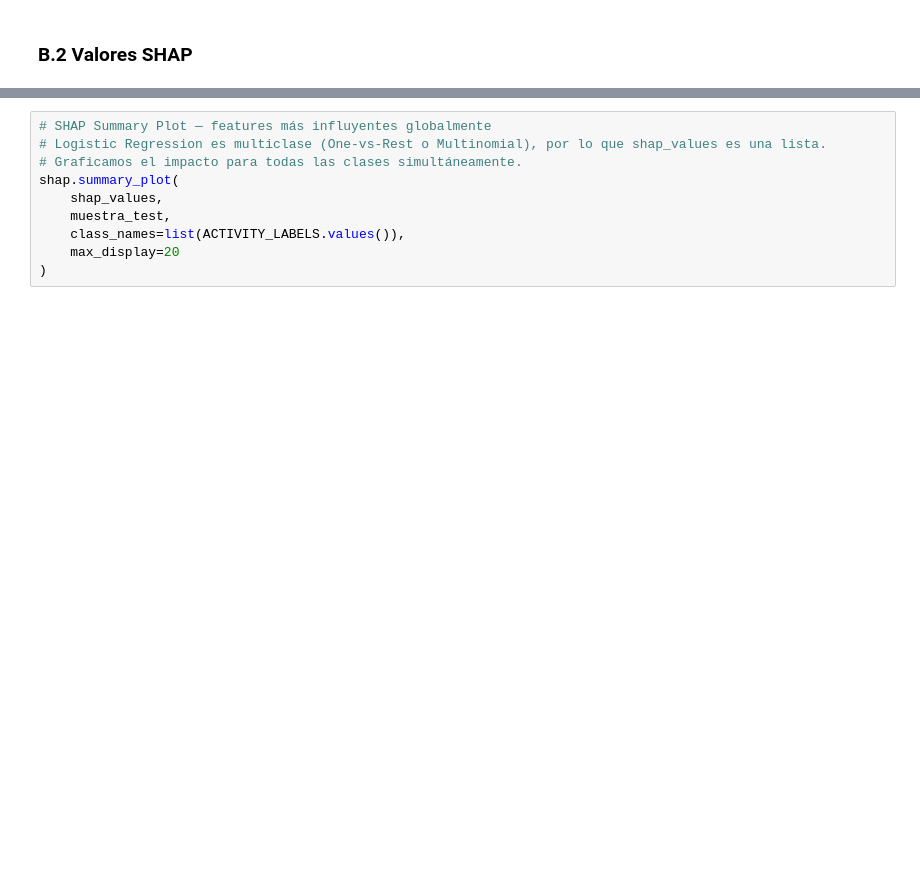
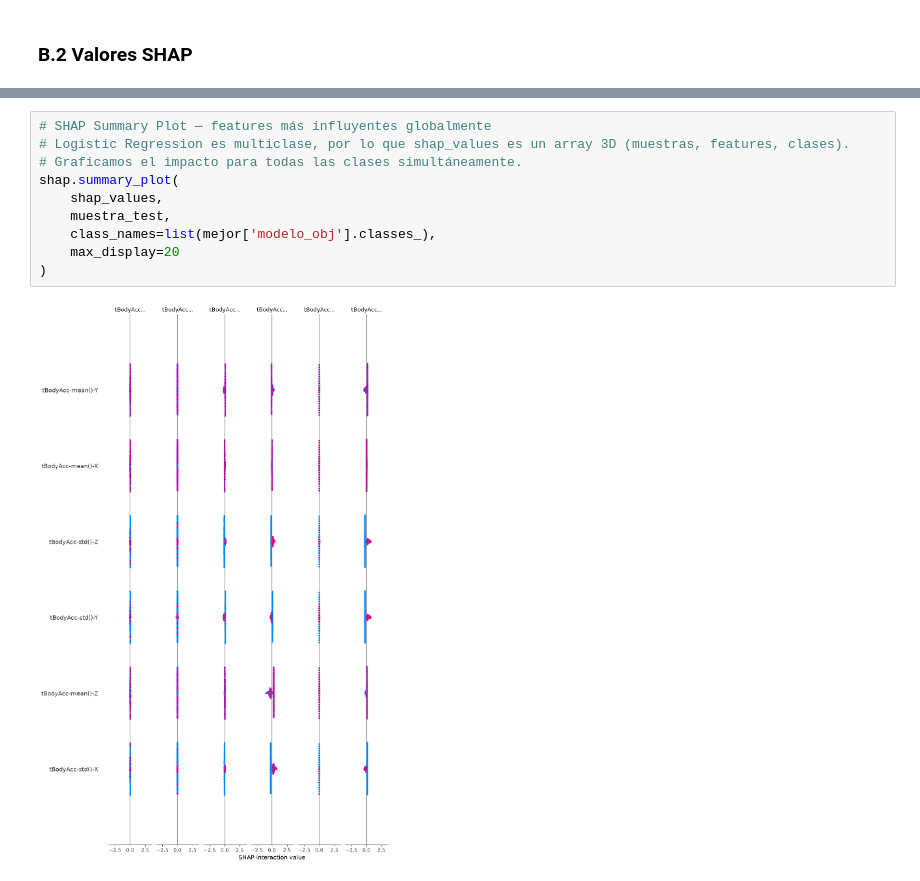
Before and after one commit to DesarrolladorSerio/machine-learning, a Jupyter notebook: parte 3/notebook_fase3_grupo06.ipynb, the cells around one changed output, grey strips where cells are left out. Drawn from its saved outputs; the diff is of its cells as text; blank space fills up the shorter version.

```diff
--- a/parte 3/notebook_fase3_grupo06.ipynb
+++ b/parte 3/notebook_fase3_grupo06.ipynb
@@ -352,13 +450,15 @@ print(f'Forma de shap_values: {np.array(shap_values).shape}')
 # %%
 # SHAP Summary Plot — features más influyentes globalmente
-# Logistic Regression es multiclase (One-vs-Rest o Multinomial), por lo que shap_values es una lista.
+# Logistic Regression es multiclase, por lo que shap_values es un array 3D (muestras, features, clases).
 # Graficamos el impacto para todas las clases simultáneamente.
 shap.summary_plot(
     shap_values,
     muestra_test,
-    class_names=list(ACTIVITY_LABELS.values()),
+    class_names=list(mejor['modelo_obj'].classes_),
     max_display=20
 )
+# %% [output]
+[figure, added]
 # %%
 # SHAP Waterfall Plot — análisis de un caso específico
 # Elegimos una muestra interesante (ej. índice 42)
```
Also changed, not shown: parts of 27 cells of this notebook.
